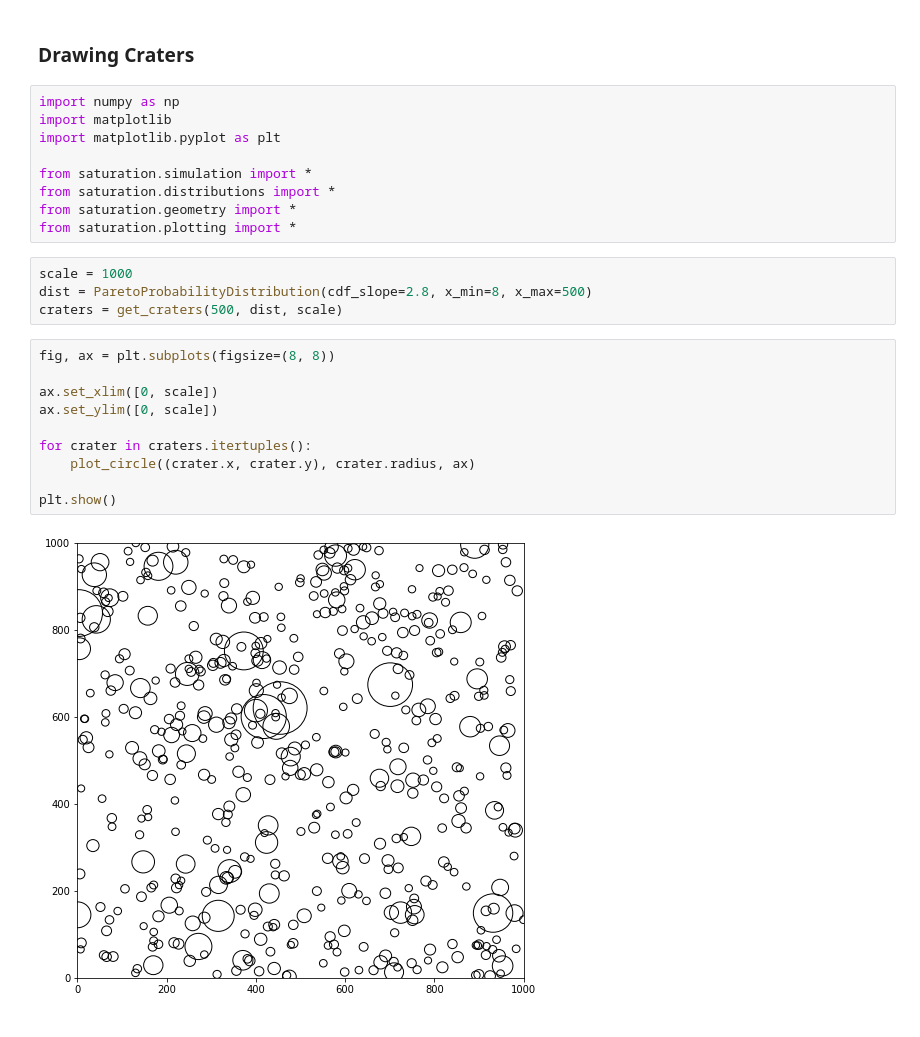
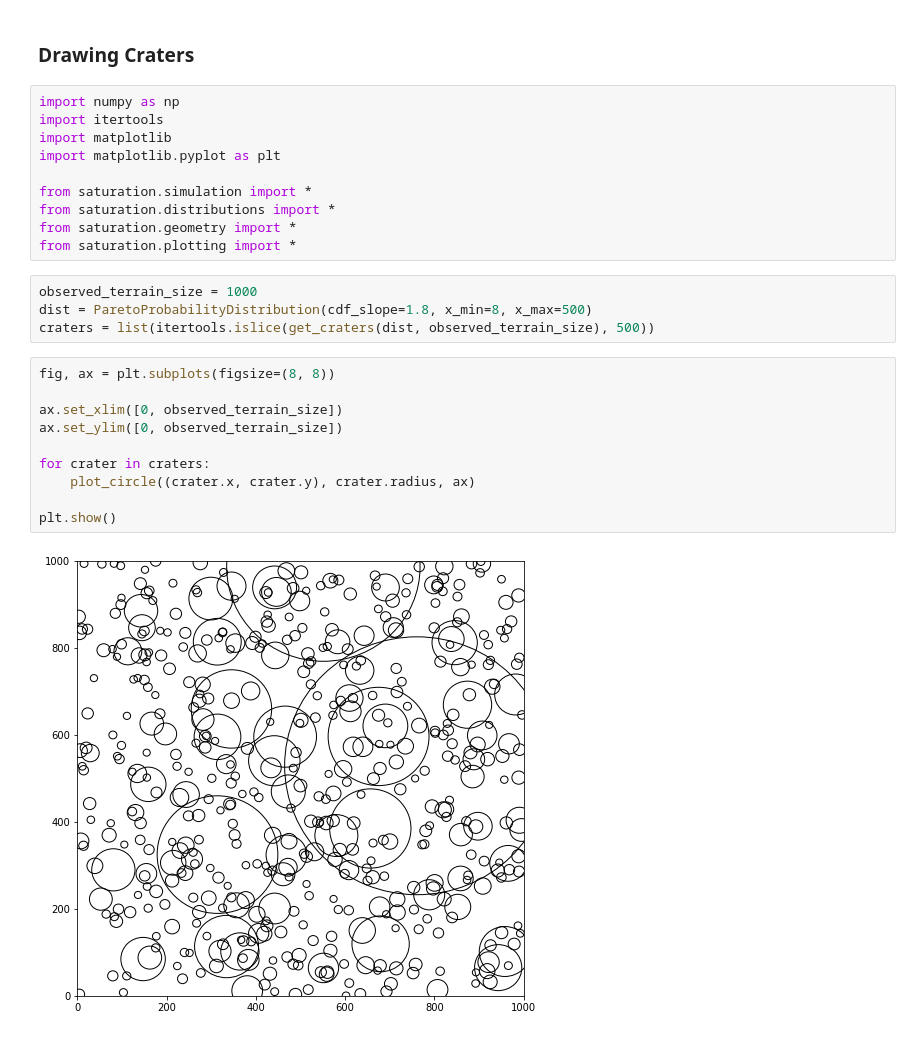
Before and after one commit to seanmason/saturation, a Jupyter notebook: notebooks/CraterDrawing.ipynb, the cells around one changed output. Cells and saved outputs as stored; diff of their text form.

```diff
--- a/notebooks/CraterDrawing.ipynb
+++ b/notebooks/CraterDrawing.ipynb
@@ -2,6 +2,7 @@
 ### Drawing Craters
 # %%
 import numpy as np
+import itertools
 import matplotlib
 import matplotlib.pyplot as plt
 
@@ -10,18 +11,18 @@ from saturation.distributions import *
 from saturation.geometry import *
 from saturation.plotting import *
 # %%
-scale = 1000
-dist = ParetoProbabilityDistribution(cdf_slope=2.8, x_min=8, x_max=500)
-craters = get_craters(500, dist, scale)
+observed_terrain_size = 1000
+dist = ParetoProbabilityDistribution(cdf_slope=1.8, x_min=8, x_max=500)
+craters = list(itertools.islice(get_craters(dist, observed_terrain_size), 500))
 # %%
 fig, ax = plt.subplots(figsize=(8, 8))
 
-ax.set_xlim([0, scale])
-ax.set_ylim([0, scale])
+ax.set_xlim([0, observed_terrain_size])
+ax.set_ylim([0, observed_terrain_size])
 
-for crater in craters.itertuples():
+for crater in craters:
     plot_circle((crater.x, crater.y), crater.radius, ax)
 
 plt.show()
 # %% [output]
-[figure, old version]
+[figure, new version]
```
Also changed, not shown: 5 other files.
